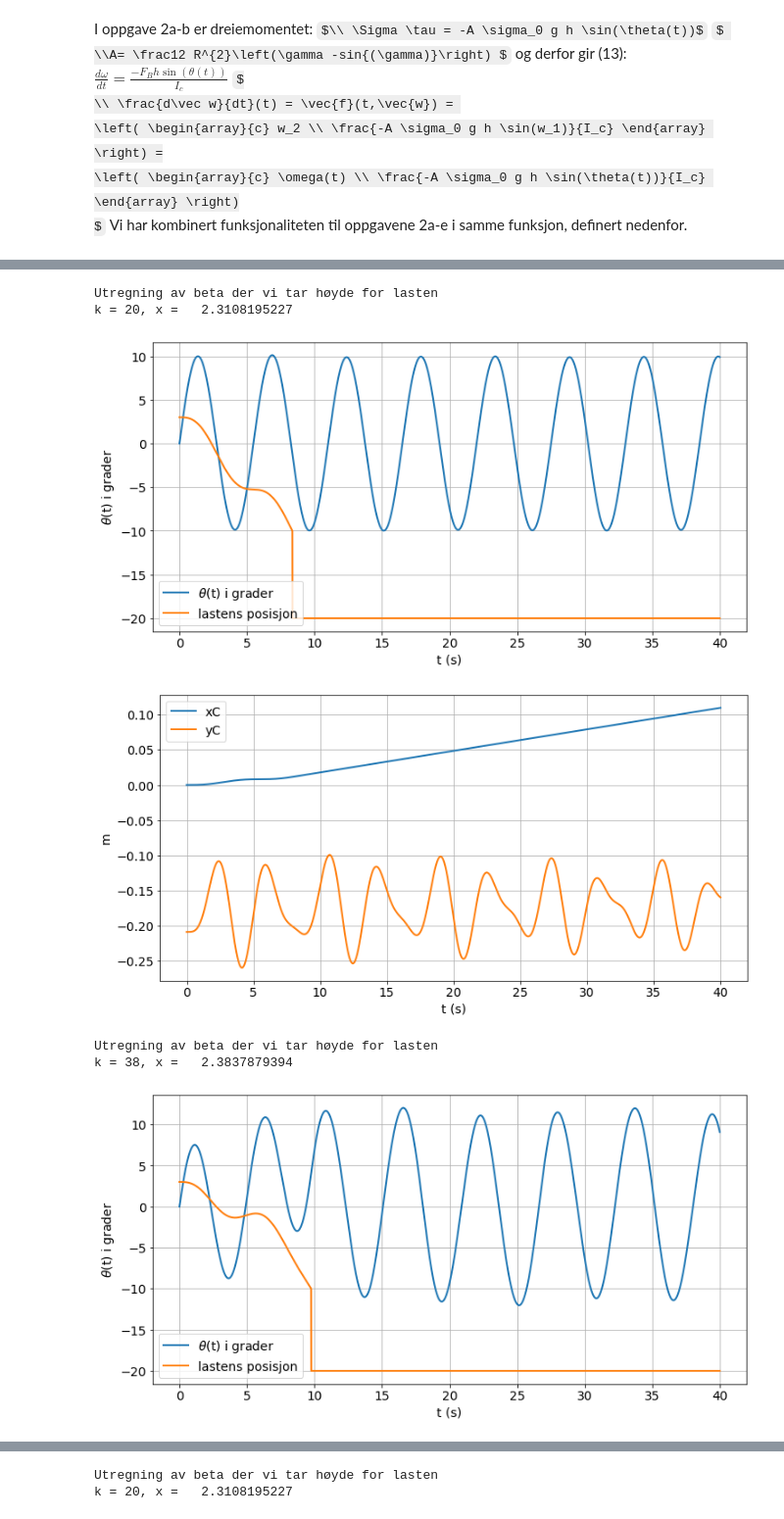
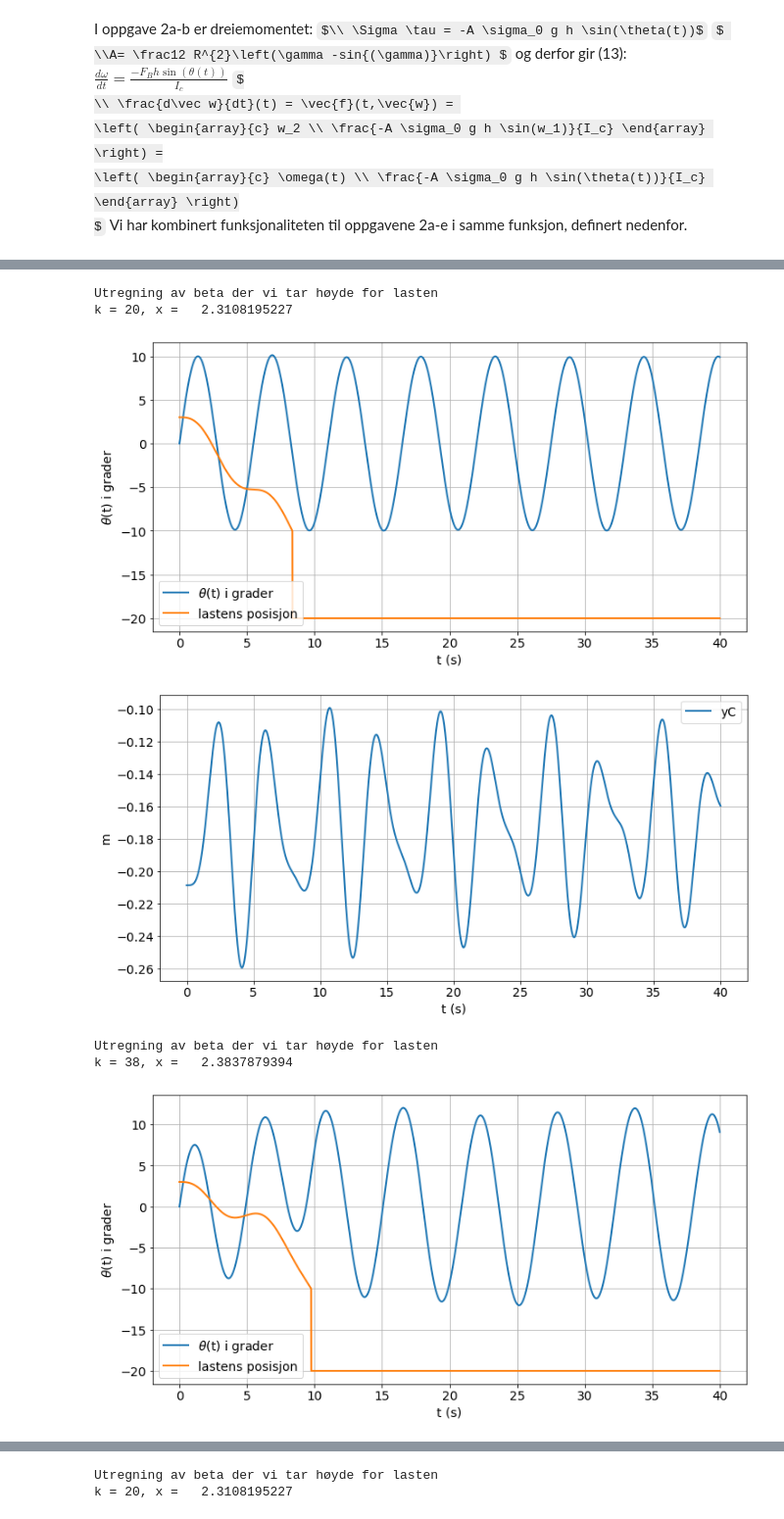
Before and after one commit to Vitenskapelige-Beregninger/Tekfys_prosjekt, a Jupyter notebook: tekfys.ipynb, the cells around one changed output, grey strips where cells are left out. Shown at 98% size. Cells and saved outputs as stored; diff of their text form; code cells hidden in the pictures; some formulas as TeX source.

```diff
--- a/tekfys.ipynb
+++ b/tekfys.ipynb
@@ -416,7 +417,6 @@ plt.xlabel('t (s)') # Plotter
 plt.legend(loc = 3)
 plt.show()
 
-plt.plot(t, xC, label='xC')
 plt.plot(t, yC, label='yC')
 plt.ylabel('m')
 plt.xlabel('t (s)')
@@ -427,34 +427,34 @@ plt.show()
 
 # nye parametre
 last_ratio = 0.08
 mL = m*last_ratio
 mtot = m + mL
 IC = 1/2*mtot*R**2*(1-32/(9*np.pi**2)) # Skipets treghetsmoment
 FG = -mtot*g # Tyngdekraften
 
 def sector_last(beta_last):
     return np.sin(beta_last) + np.pi*sigma*(1+last_ratio)/sigma0
 
 print('Utregning av beta der vi tar høyde for lasten')
 beta_last, steps_last = fixedpoint(sector_last, 2.31)
 
 w_last, t, sL, xC, yC = rk4_method_last(w0, 0, 40, h_step, beta_last, mL, sL = sL0)
 plt.plot(t, w_last[0]*180/np.pi, label = r'$\theta$(t) i grader')
 plt.plot(t, sL, label = 'lastens posisjon')
 plt.ylabel(r'$\theta$(t) i grader')
 plt.xlabel('t (s)') # Plotter
 plt.legend(loc = 3)
 plt.show()
 plt.plot(t, yC, label='yC')
 plt.ylabel('m')
 plt.xlabel('t (s)')
 plt.legend(loc=2)
 plt.show()
 # %% [output]
 Utregning av beta der vi tar høyde for lasten
 k = 20, x =   2.3108195227
 [figure]
-[figure, old version]
+[figure, new version]
 Utregning av beta der vi tar høyde for lasten
 k = 38, x =   2.3837879394
 [figure]
```
Also changed, not shown: parts of 7 cells of this notebook.
